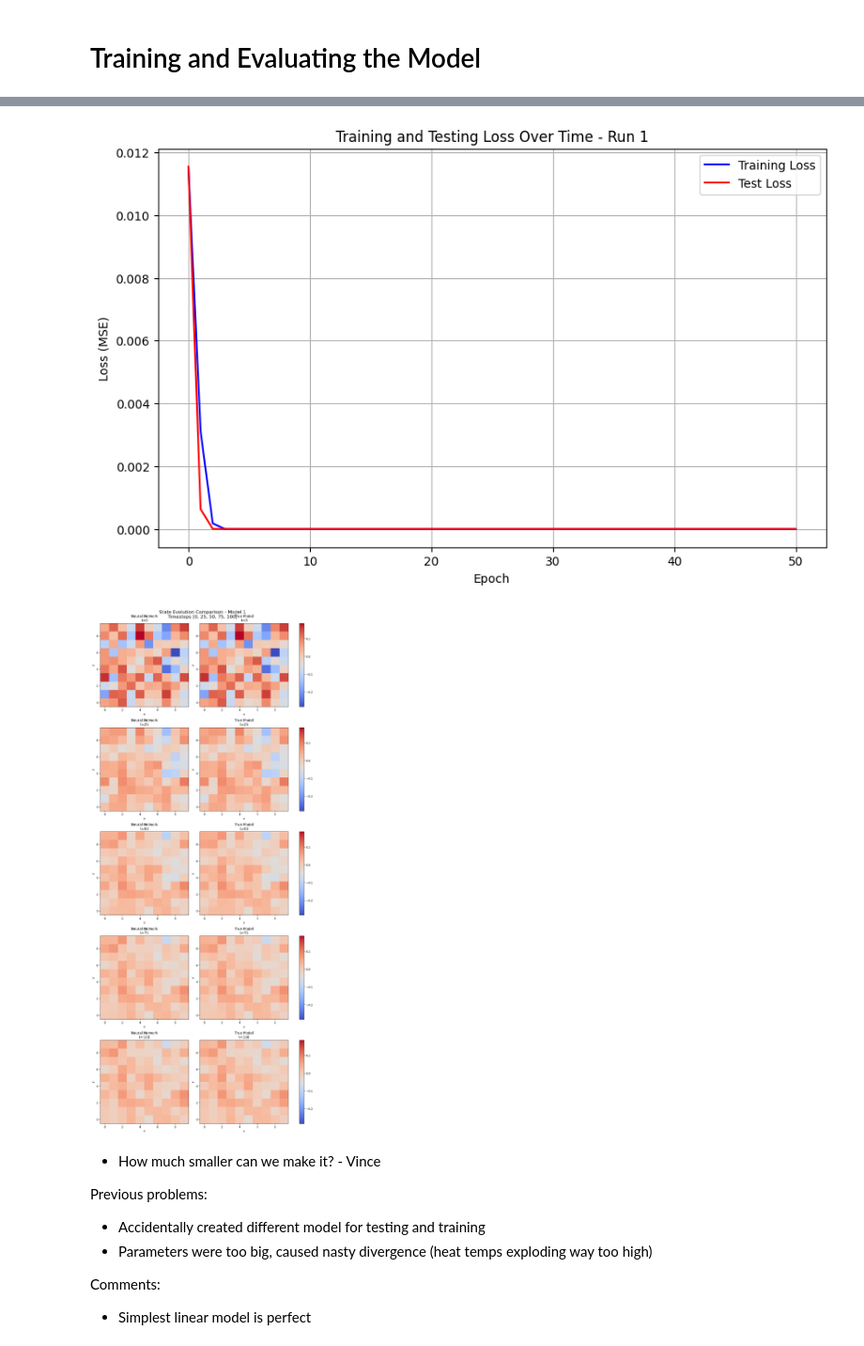
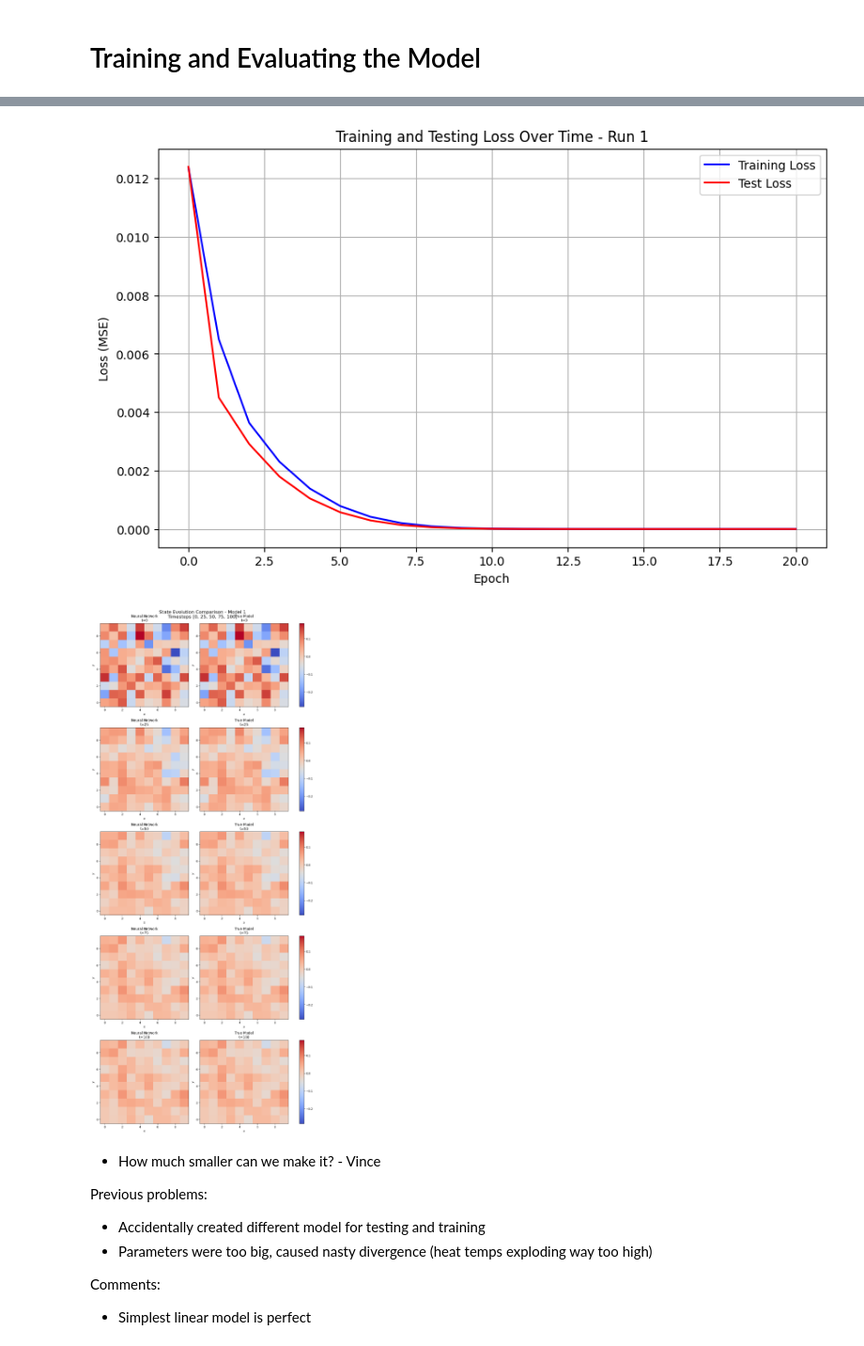
Before and after one commit to Shaunticlair/climate-sim, a Jupyter notebook: 14_Train_Forward_Linear.ipynb, the cells around one changed output, grey strips where cells are left out. Shown at 94% size. Cells and saved outputs as stored; diff of their text form; code cells hidden in the pictures.

```diff
--- a/14_Train_Forward_Linear.ipynb
+++ b/14_Train_Forward_Linear.ipynb
@@ -216,10 +216,10 @@ class StateModelNet(torch.nn.Module):
 
         # Original simple architecture with two layers
 
-        hidden_size = 100
+        hidden_size = self.output_size #2048
         self.fc1 = torch.nn.Linear(self.input_size, hidden_size)
-        self.fc2 = torch.nn.Linear(hidden_size, self.output_size)
-        #self.activation = torch.nn.ReLU()
+        #self.fc2 = torch.nn.Linear(hidden_size, self.output_size)
+        self.activation = torch.nn.ReLU()
 
     def forward(self, x: torch.Tensor) -> torch.Tensor:
         batch_size = x.size(0)
@@ -229,7 +229,8 @@ class StateModelNet(torch.nn.Module):
 
         # Forward pass
         x = self.fc1(x)
-        x = self.fc2(x)
+        #x = self.activation(x)
+        #x = self.fc2(x)
 
         return x
 # %% [markdown]
@@ -405,23 +406,29 @@ def create_dataloaders(train_data, test_data, batch_size=32, shuffle_train=True)
     return train_loader, test_loader
 # %%
 # Generate and save datasets
+nr,nc = 64,64
+num_train_runs = 20000
+num_test_runs = 2000
+timesteps_per_run = 10
+num_train_data = num_train_runs * (timesteps_per_run - 1)
+num_test_data = num_test_runs * (timesteps_per_run - 1)
+filename = f'data_forward-sim_{nr}x{nc}_train{num_train_data}_test{num_test_data}.h5'
 """
-num_train_runs = 2000
-num_test_runs = 200
+
 generate_and_save_dataset(
-    filename=f'state_transition_data_{num_train_runs}_{num_test_runs}.h5',
+    filename=filename,
     num_train_runs=num_train_runs,      # Number of different runs for training
     num_test_runs=num_test_runs,        # Number of different runs for testing
     timesteps_per_run=10,      # Number of timesteps per run
-    nr=10,
-    nc=10,
+    nr=nr,
+    nc=nc,
     dt=0.01,
     F=0.01
 )
-
+"""
 # Example usage
 
-
+"""
 # Load dataset and create dataloaders
 train_data, test_data = load_dataset('state_model_data_one-world.h5')
 train_loader, test_loader = create_dataloaders(
@@ -678,24 +685,26 @@ def train_multiple_models(
 
     return all_models, all_train_losses, all_test_losses
 # %%
-train_data, test_data = load_dataset('state_transition_data_20000_2000.h5')
+new_filename = 'data_forward-sim_10x10_train180000_test18000.h5'
+train_data, test_data = load_dataset(new_filename)
 train_loader = DataLoader(SavedDataset(train_data['train']), batch_size=1000, shuffle=True)
 test_loader = DataLoader(SavedDataset(test_data['test']), batch_size=1000, shuffle=False)
 
 M = train_data['model_matrix']
 metadata = train_data['metadata']
-x0 = torch.randn(metadata['nr'] * metadata['nc'])
+nr, nc = metadata['nr'], metadata['nc']
+x0 = torch.randn(nr*nc)
 
 # Train multiple models
 device = 'cuda' if torch.cuda.is_available() else 'cpu'
 models, train_losses, test_losses = train_multiple_models(
-    nr=10,
-    nc=10,
+    nr=nr,
+    nc=nc,
     train_dataloader=train_loader,
     test_dataloader=test_loader,
     train_data=train_data,  # Pass in the train_data dictionary
     num_runs=1,
-    num_epochs=50,
+    num_epochs=20,
     device=device,
     num_timesteps_sim=100
 )
@@ -717,7 +721,7 @@ Epoch 50/50
 Training Loss: 0.000000
 Test Loss: 0.000000
 Training complete (Run 1)!
-[figure, old version]
+[figure, new version]
 [figure]
 # %% [markdown]
 - How much smaller can we make it? - Vince
```
Also changed, not shown: parts of 5 cells of this notebook, 31 other files.
